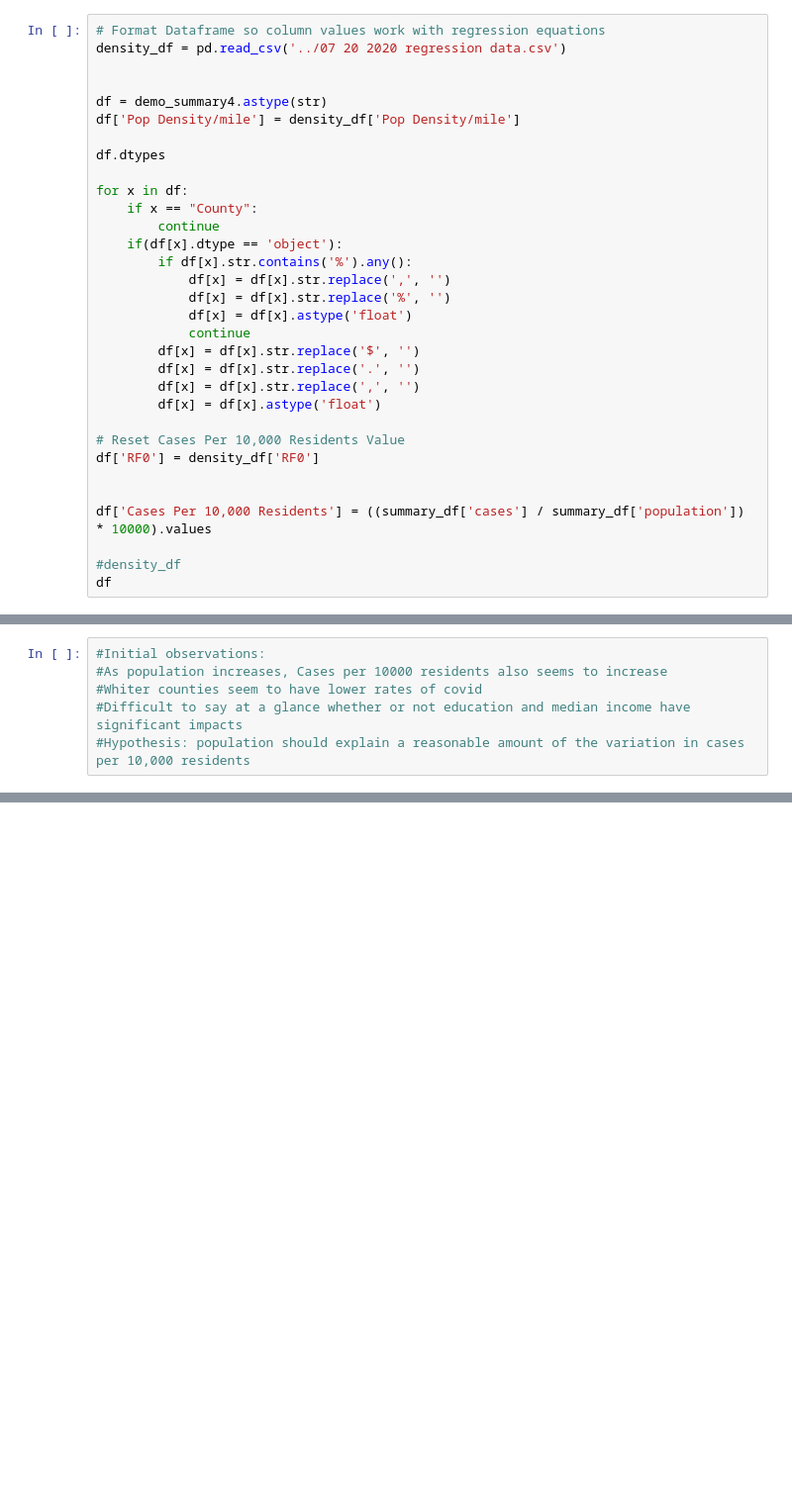
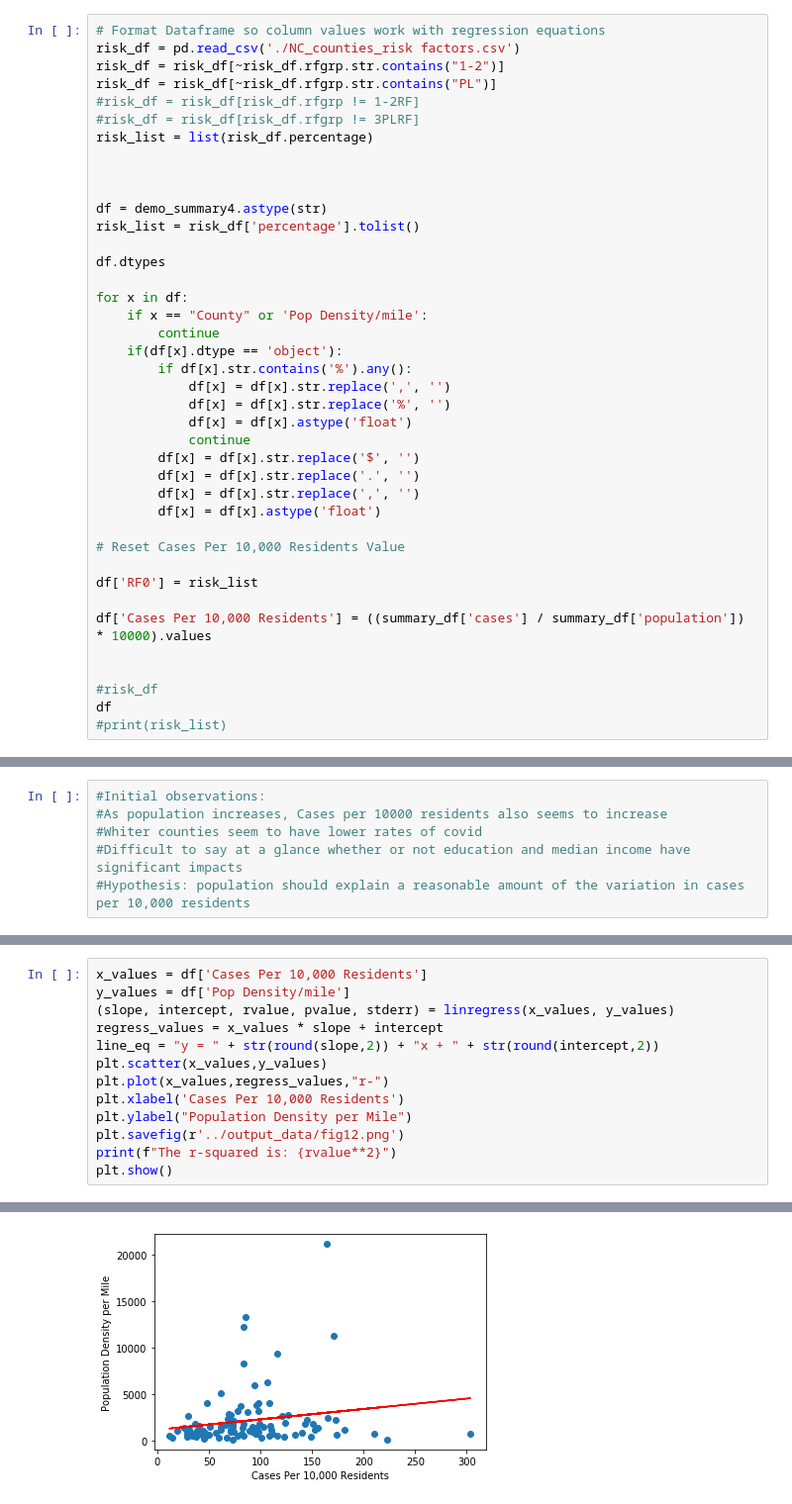
Before and after one commit to colbyhoke/project_1, a Jupyter notebook: covidapi_demo.ipynb, the cells around one changed output, grey strips where cells are left out. Shown at 99% size. Drawn from its saved outputs; the diff is of its cells as text; blank space fills up the shorter version.

```diff
--- a/covidapi_demo.ipynb
+++ b/covidapi_demo.ipynb
@@ -459,15 +479,21 @@ demo_summary4.head(50)
 # %%
 # Format Dataframe so column values work with regression equations
-density_df = pd.read_csv('../07 20 2020 regression data.csv')
+risk_df = pd.read_csv('./NC_counties_risk factors.csv')
+risk_df = risk_df[~risk_df.rfgrp.str.contains("1-2")]
+risk_df = risk_df[~risk_df.rfgrp.str.contains("PL")]
+#risk_df = risk_df[risk_df.rfgrp != 1-2RF]
+#risk_df = risk_df[risk_df.rfgrp != 3PLRF]
+risk_list = list(risk_df.percentage)
+
 
 
 df = demo_summary4.astype(str)
-df['Pop Density/mile'] = density_df['Pop Density/mile']
+risk_list = risk_df['percentage'].tolist()
 
 df.dtypes
 
 for x in df:
-    if x == "County":
+    if x == "County" or 'Pop Density/mile':
         continue
     if(df[x].dtype == 'object'):
         if df[x].str.contains('%').any():
@@ -481,10 +507,12 @@ for x in df:
         df[x] = df[x].astype('float')
 
 # Reset Cases Per 10,000 Residents Value
-df['RF0'] = density_df['RF0']
 
+df['RF0'] = risk_list
 
 df['Cases Per 10,000 Residents'] = ((summary_df['cases'] / summary_df['population']) * 10000).values
 
-#density_df
+
+#risk_df
 df
+#print(risk_list)
@@ -675,0 +748,14 @@ df.dtypes
+# %%
+x_values = df['Cases Per 10,000 Residents']
+y_values = df['Pop Density/mile']
+(slope, intercept, rvalue, pvalue, stderr) = linregress(x_values, y_values)
+regress_values = x_values * slope + intercept
+line_eq = "y = " + str(round(slope,2)) + "x + " + str(round(intercept,2))
+plt.scatter(x_values,y_values)
+plt.plot(x_values,regress_values,"r-")
+plt.xlabel('Cases Per 10,000 Residents')
+plt.ylabel("Population Density per Mile")
+plt.savefig(r'../output_data/fig12.png')
+print(f"The r-squared is: {rvalue**2}")
+plt.show()
+# %% [output]
@@ -676,3 +763,4 @@ df.dtypes
+[figure, added]
 # %%
 # A resonably high negative correlation for high school education and not much for college education.
 # Now it's time to take a crack at multiple linear regression.
```
Also changed, not shown: parts of 18 cells of this notebook, 1 other file.
